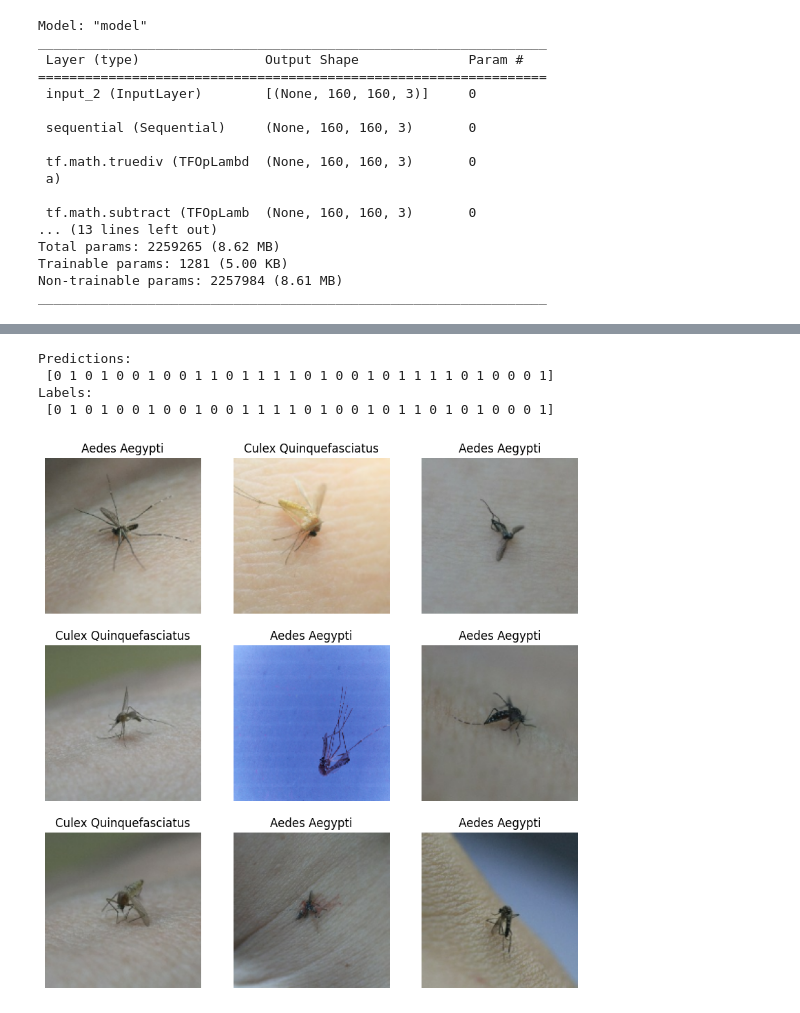
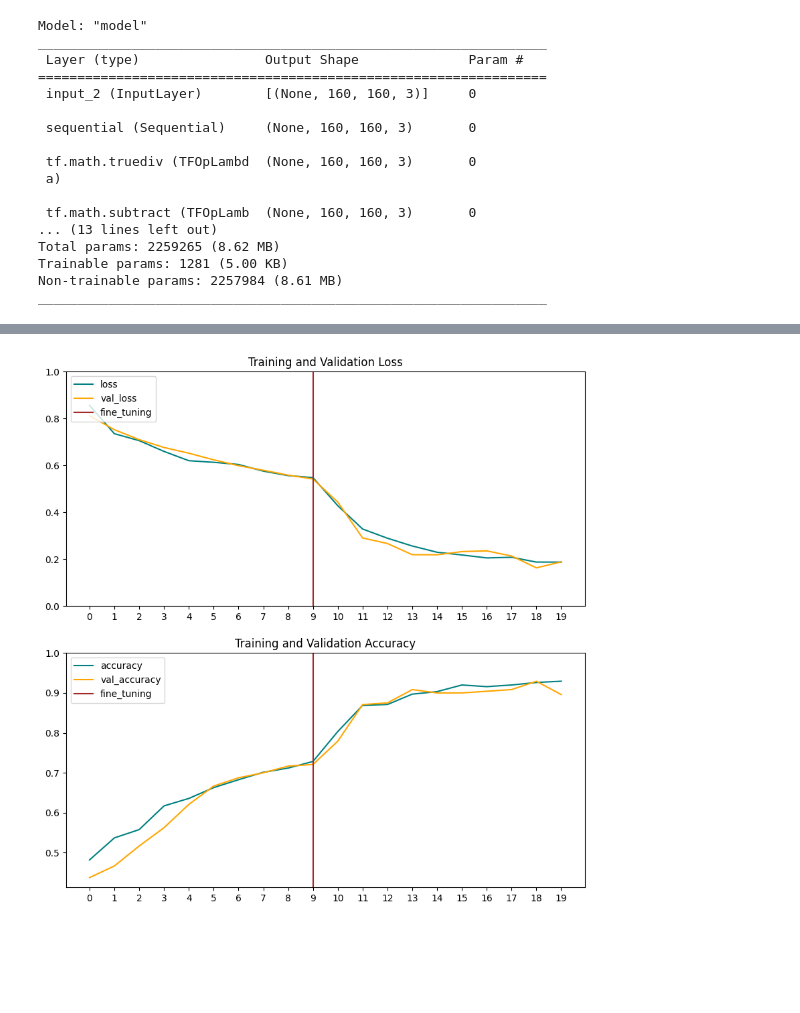
Before and after one commit to Requiem5032/mosquitoes-classification, a Jupyter notebook: pretrained.ipynb, the cells around one changed output, grey strips where cells are left out. Cells and saved outputs as stored; diff of their text form; code cells hidden in the pictures; blank space fills up the shorter version.

```diff
--- a/pretrained.ipynb
+++ b/pretrained.ipynb
@@ -241,25 +215,32 @@ plt.show()
-# %%
-# Retrieve a batch of images from the test set
-image_batch, label_batch = test_ds.as_numpy_iterator().next()
-predictions = model.predict_on_batch(image_batch).flatten()
-
-# Apply a sigmoid since our model returns logits
-predictions = tf.nn.sigmoid(predictions)
-predictions = tf.where(predictions < 0.5, 0, 1)
-
-print('Predictions:\n', predictions.numpy())
-print('Labels:\n', label_batch)
-
-plt.figure(figsize=(10, 10))
-for i in range(9):
-    ax = plt.subplot(3, 3, i + 1)
-    plt.imshow(image_batch[i].astype('uint8'))
-    plt.title(class_names[predictions[i]])
-    plt.axis("off")
-# %% [output]
-Predictions:
- [0 1 0 1 0 0 1 0 0 1 1 0 1 1 1 1 0 1 0 0 1 0 1 1 1 1 0 1 0 0 0 1]
-Labels:
- [0 1 0 1 0 0 1 0 0 1 0 0 1 1 1 1 0 1 0 0 1 0 1 1 0 1 0 1 0 0 0 1]
-[figure, removed]
+# %%
+loss += history_fine.history['loss']
+val_loss += history_fine.history['val_loss']
+acc += history_fine.history['accuracy']
+val_acc += history_fine.history['val_accuracy']
+# %%
+plt.figure(figsize=(10, 10))
+
+plt.subplot(2, 1, 1)
+plt.plot(loss, color='teal', label='loss')
+plt.plot(val_loss, color='orange', label='val_loss')
+plt.xticks(range(history_fine.epoch[-1]+1))
+plt.ylim([0, 1])
+plt.plot([initial_epochs-1, initial_epochs-1],
+         plt.ylim(), color='brown', label='fine_tuning')
+plt.legend(loc='upper left')
+plt.title('Training and Validation Loss')
+
+plt.subplot(2, 1, 2)
+plt.plot(acc, color='teal', label='accuracy')
+plt.plot(val_acc, color='orange', label='val_accuracy')
+plt.xticks(range(history_fine.epoch[-1]+1))
+plt.ylim([min(plt.ylim()), 1])
+plt.plot([initial_epochs-1, initial_epochs-1],
+         plt.ylim(), color='brown', label='fine_tuning')
+plt.legend(loc='upper left')
+plt.title('Training and Validation Accuracy')
+
+plt.show()
+# %% [output]
+[figure, added]
 # %%
```
Also changed, not shown: parts of 25 cells of this notebook, 7 other files.
